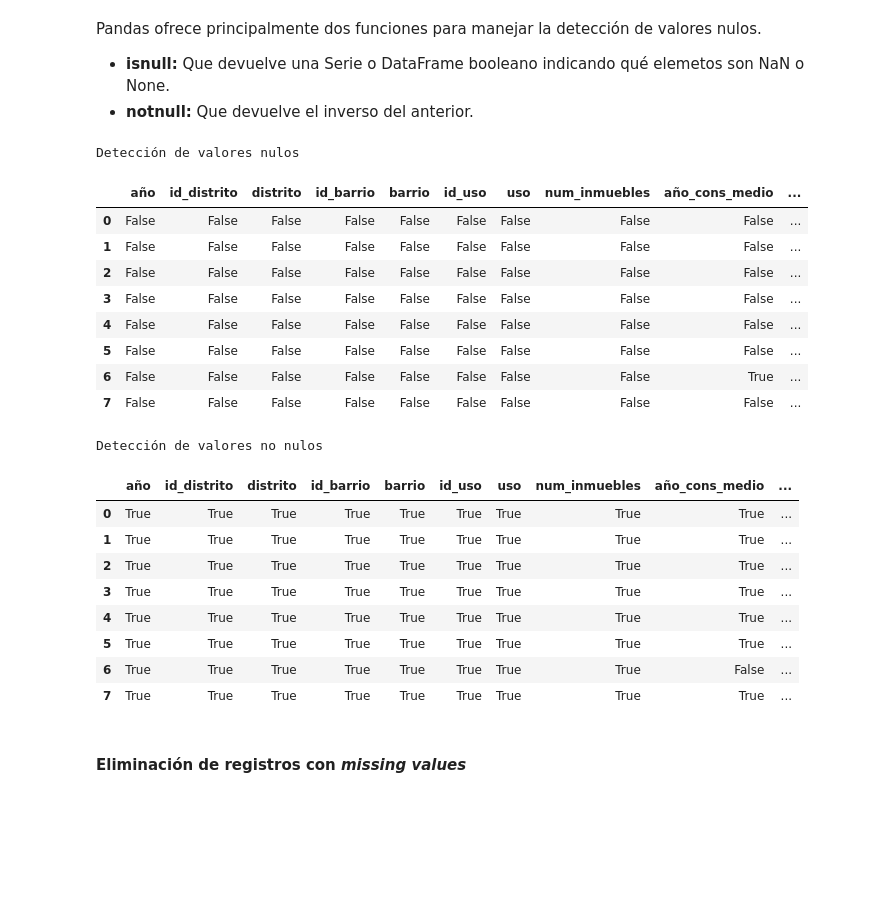
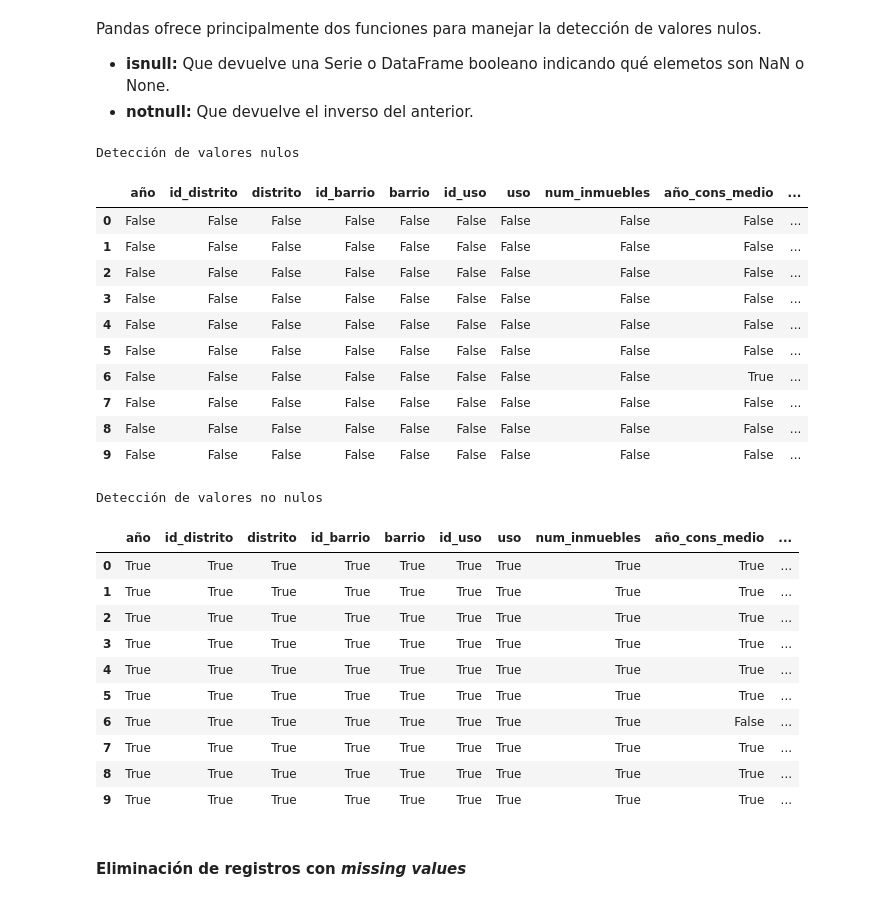
Before and after one commit to yanaySG/proyecto_python_AFI, a Jupyter notebook: Lecciones/3-pandas-notebooks/4. Preparacion y exploracion de datos.ipynb, the cells around one changed output. Drawn from its saved outputs; the diff is of its cells as text; code cells hidden in the pictures; blank space fills up the shorter version.

```diff
--- a/Lecciones/3-pandas-notebooks/4. Preparacion y exploracion de datos.ipynb
+++ b/Lecciones/3-pandas-notebooks/4. Preparacion y exploracion de datos.ipynb
@@ -18,24 +18,26 @@ Pandas ofrece principalmente dos funciones para manejar la detección de valores
 <li><b>isnull:</b> Que devuelve una Serie o DataFrame booleano indicando qué elemetos son NaN o None.</li>
 <li><b>notnull:</b> Que devuelve el inverso del anterior.</li>
 # %%
-catastro = pd.read_table('datos/catastro.tsv',nrows=8)
+catastro = pd.read_table('datos/catastro.tsv',nrows=10)
 
 print("Detección de valores nulos")
 display(catastro.isnull())
 
 print("\nDetección de valores no nulos")
 display(catastro.notnull())
 # %% [output]
 Detección de valores nulos
 |  | año | id_distrito | distrito | id_barrio | barrio | id_uso | uso | num_inmuebles | año_cons_medio | ... |
 | 0 | False | False | False | False | False | False | False | False | False | ... |
 | 1 | False | False | False | False | False | False | False | False | False | ... |
 | 2 | False | False | False | False | False | False | False | False | False | ... |
 | 3 | False | False | False | False | False | False | False | False | False | ... |
 | 4 | False | False | False | False | False | False | False | False | False | ... |
 | 5 | False | False | False | False | False | False | False | False | False | ... |
 | 6 | False | False | False | False | False | False | False | False | True | ... |
 | 7 | False | False | False | False | False | False | False | False | False | ... |
+| 8 | False | False | False | False | False | False | False | False | False | ... |
+| 9 | False | False | False | False | False | False | False | False | False | ... |
 Detección de valores no nulos
 |  | año | id_distrito | distrito | id_barrio | barrio | id_uso | uso | num_inmuebles | año_cons_medio | ... |
 | 0 | True | True | True | True | True | True | True | True | True | ... |
@@ -46,6 +48,8 @@ Detección de valores no nulos
 | 5 | True | True | True | True | True | True | True | True | True | ... |
 | 6 | True | True | True | True | True | True | True | True | False | ... |
 | 7 | True | True | True | True | True | True | True | True | True | ... |
+| 8 | True | True | True | True | True | True | True | True | True | ... |
+| 9 | True | True | True | True | True | True | True | True | True | ... |
 # %% [markdown]
 #### Eliminación de registros con <i>missing values</i>
 # %% [markdown]
```
Also changed, not shown: parts of 10 cells of this notebook.
